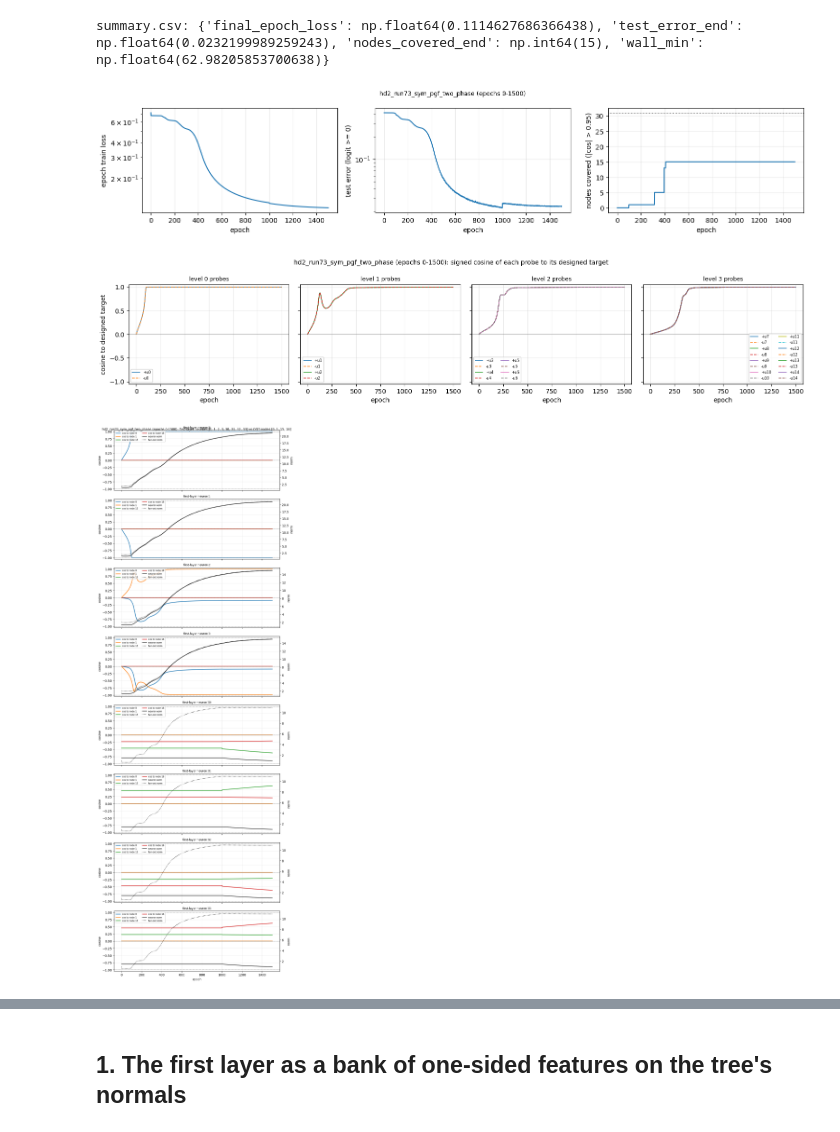
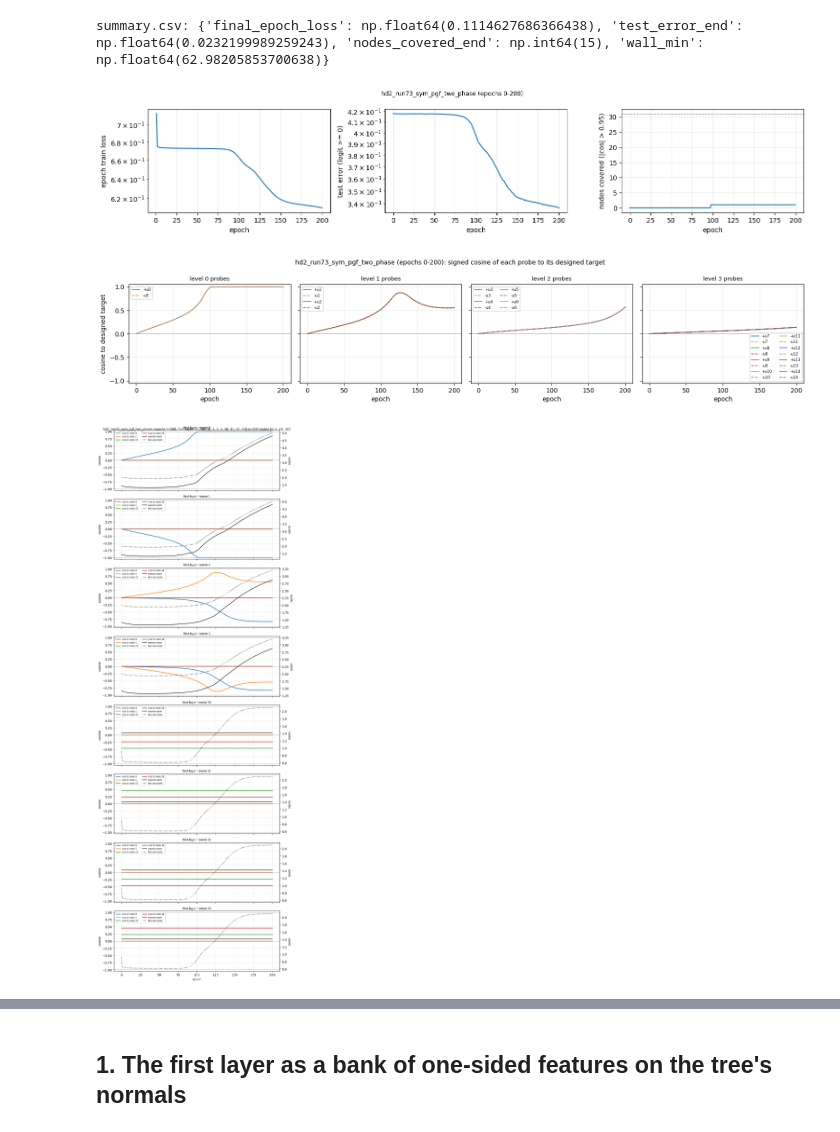
Before and after one commit to HarishGP/layer-lenses, a Jupyter notebook: notebooks/two_layer_network_anatomy.ipynb, the cells around one changed output, grey strips where cells are left out. Cells and saved outputs as stored; diff of their text form; code cells hidden in the pictures.

```diff
--- a/notebooks/two_layer_network_anatomy.ipynb
+++ b/notebooks/two_layer_network_anatomy.ipynb
@@ -29,7 +29,8 @@ RUNS = {42: "hierarchy_equiv2L_62", 43: "hierarchy_equiv2L_62_outx41", 44: "hier
         61: "hd2_run61_phase1_randcue_n1", 62: "hd2_run62_cuenoise_r1", 63: "hd2_run63_gradcue", 67: "hd2_run67_symcue_pilot", 68: "hd2_run68_symcue_outx1", 69: "hd2_run69_symcue_flipped", 70: "hd2_run70_symcue_partner", 71: "hd2_run71_symcue_partner_half",
         72: "hd2_run72_sym_pgf_phase1", 73: "hd2_run73_sym_pgf_two_phase", 74: "hd2_run74_sym_pgf_run60", 75: "hd2_run75_sym_pgf_run60_partner", 76: "hd2_run76_sym_pgf_one_phase", 77: "hd2_run77_sym_pgf_run60_one_phase", 78: "hd2_run78_sym_pgf_run60_partner_one_phase",   # symmetrised flow (72-78)
         "74x1": "hd2_run74_sym_pgf_run60_outx1", "75x1": "hd2_run75_sym_pgf_run60_partner_outx1", "77x1": "hd2_run77_sym_pgf_run60_one_phase_outx1", "78x1": "hd2_run78_sym_pgf_run60_partner_one_phase_outx1",
-        79: "hd2_run79_alpha_a3_1.5_2ph", 80: "hd2_run80_alpha_a3_1.5_1ph", 81: "hd2_run81_alpha_a3_4_2ph", 82: "hd2_run82_alpha_a3_4_1ph", 83: "hd2_run83_alpha_blocks_x0.5_2ph", 84: "hd2_run84_alpha_blocks_x0.5_1ph", 85: "hd2_run85_alpha_blocks_x2_2ph", 86: "hd2_run86_alpha_blocks_x2_1ph", 87: "hd2_run87_alpha_a6_0.1_2ph", 88: "hd2_run88_alpha_a6_0.1_1ph", 89: "hd2_run89_alpha_a5_0_2ph", 90: "hd2_run90_alpha_a5_0_1ph", 91: "hd2_run91_alpha_veto_2_2ph", 92: "hd2_run92_alpha_veto_2_1ph", 93: "hd2_run93_alpha_readout_0.4_1.6_2ph", 94: "hd2_run94_alpha_readout_0.4_1.6_1ph", 95: "hd2_run95_alpha_a11_8_2ph", 96: "hd2_run96_alpha_a11_8_1ph", 97: "hd2_run97_sym_pgf_run73_cont"}   # run 73 continued   # alpha sweep A (notebook 2 section 34)   # the x1-output-rate variants       # 72: symmetrised-gradient flow (phase 1 of run 70)
+        79: "hd2_run79_alpha_a3_1.5_2ph", 80: "hd2_run80_alpha_a3_1.5_1ph", 81: "hd2_run81_alpha_a3_4_2ph", 82: "hd2_run82_alpha_a3_4_1ph", 83: "hd2_run83_alpha_blocks_x0.5_2ph", 84: "hd2_run84_alpha_blocks_x0.5_1ph",
+        85: "hd2_run85_alpha_blocks_x2_2ph", 86: "hd2_run86_alpha_blocks_x2_1ph", 87: "hd2_run87_alpha_a6_0.1_2ph", 88: "hd2_run88_alpha_a6_0.1_1ph", 89: "hd2_run89_alpha_a5_0_2ph", 90: "hd2_run90_alpha_a5_0_1ph", 91: "hd2_run91_alpha_veto_2_2ph", 92: "hd2_run92_alpha_veto_2_1ph", 93: "hd2_run93_alpha_readout_0.4_1.6_2ph", 94: "hd2_run94_alpha_readout_0.4_1.6_1ph", 95: "hd2_run95_alpha_a11_8_2ph", 96: "hd2_run96_alpha_a11_8_1ph", 97: "hd2_run97_sym_pgf_run73_cont", 98: "hd2_run98_sym_pgf_run79_cont"}   # run 79 continued   # run 73 continued   # alpha sweep A (notebook 2 section 34)   # the x1-output-rate variants       # 72: symmetrised-gradient flow (phase 1 of run 70)
 RUN = 73                                                                                                                                  # <- select the run
 RESULTS = Path("../results/designed_init"); RUNDIR = RESULTS / RUNS[RUN]; tree = load_tree(RUNDIR / "tree.npz"); U = tree.w_list
 ctx = AnalysisContext(RESULTS, tree=tree)                                                                                                 # test sample (seed 999777, 100k points) for the section-0 helpers
@@ -89,9 +90,9 @@ summary.csv: {'final_epoch_loss': np.float64(0.1114627686366438), 'test_error_en
 # %%
 NEURON_IDS = [0, 1, 2, 3, 30, 31, 32, 33]                      # first-layer rows to follow (probes 0-3 = +-u_0, +-u_1; rows 30-33 = the first two cues)
 TRAJ_STRIDE = 1
-series = trajectory_plots(ctx, run, NEURON_IDS, node_ids=None, stride=TRAJ_STRIDE, start_epoch=0)
+series = trajectory_plots(ctx, run, NEURON_IDS, node_ids=None, stride=TRAJ_STRIDE, start_epoch=0, end_epoch=200)
 # %% [output]
-[figure, old version]
+[figure, new version]
-[figure, old version]
+[figure, new version]
-[figure, old version]
+[figure, new version]
 # %%
```
Also changed, not shown: parts of 2 cells of this notebook, 5 other files.
